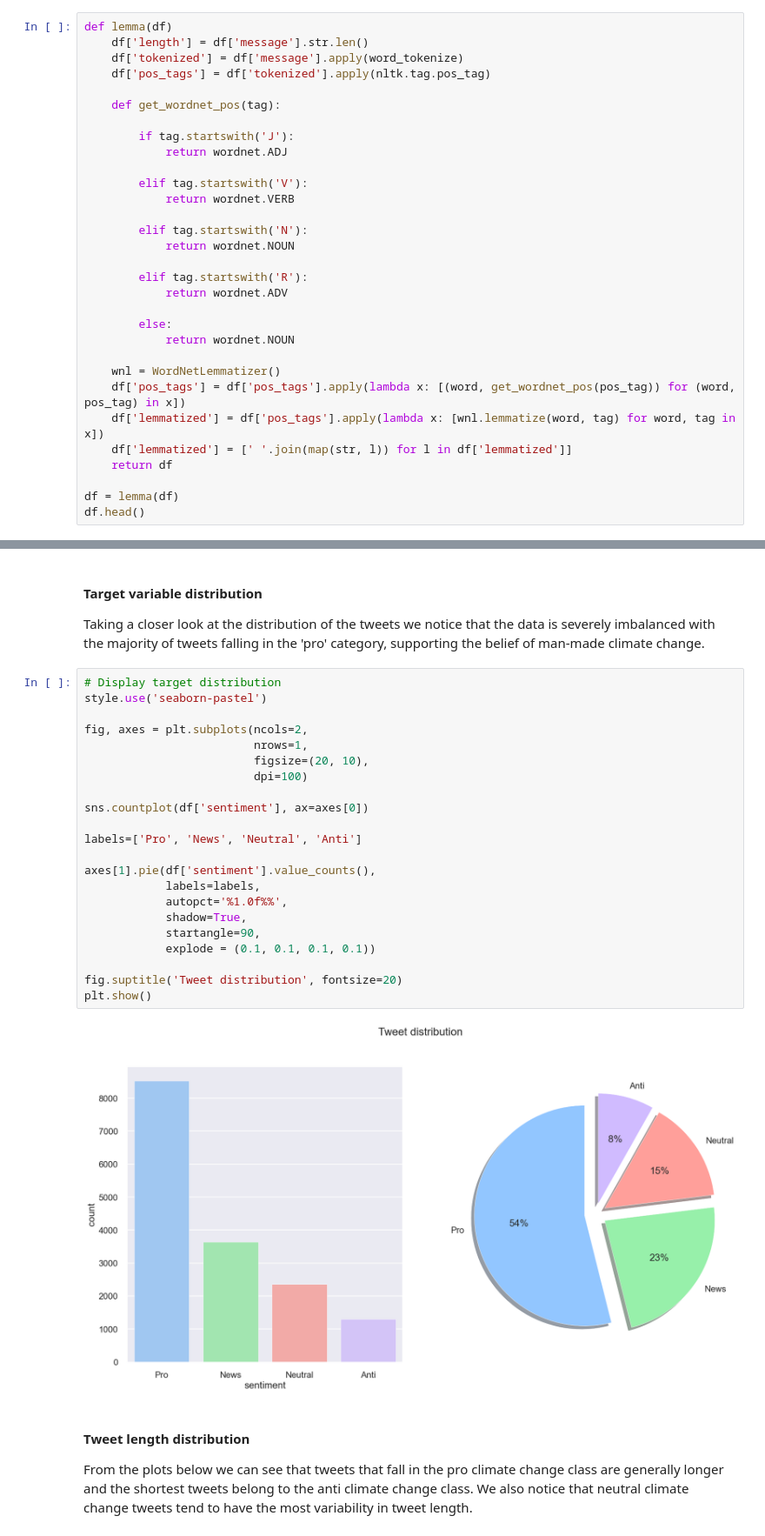
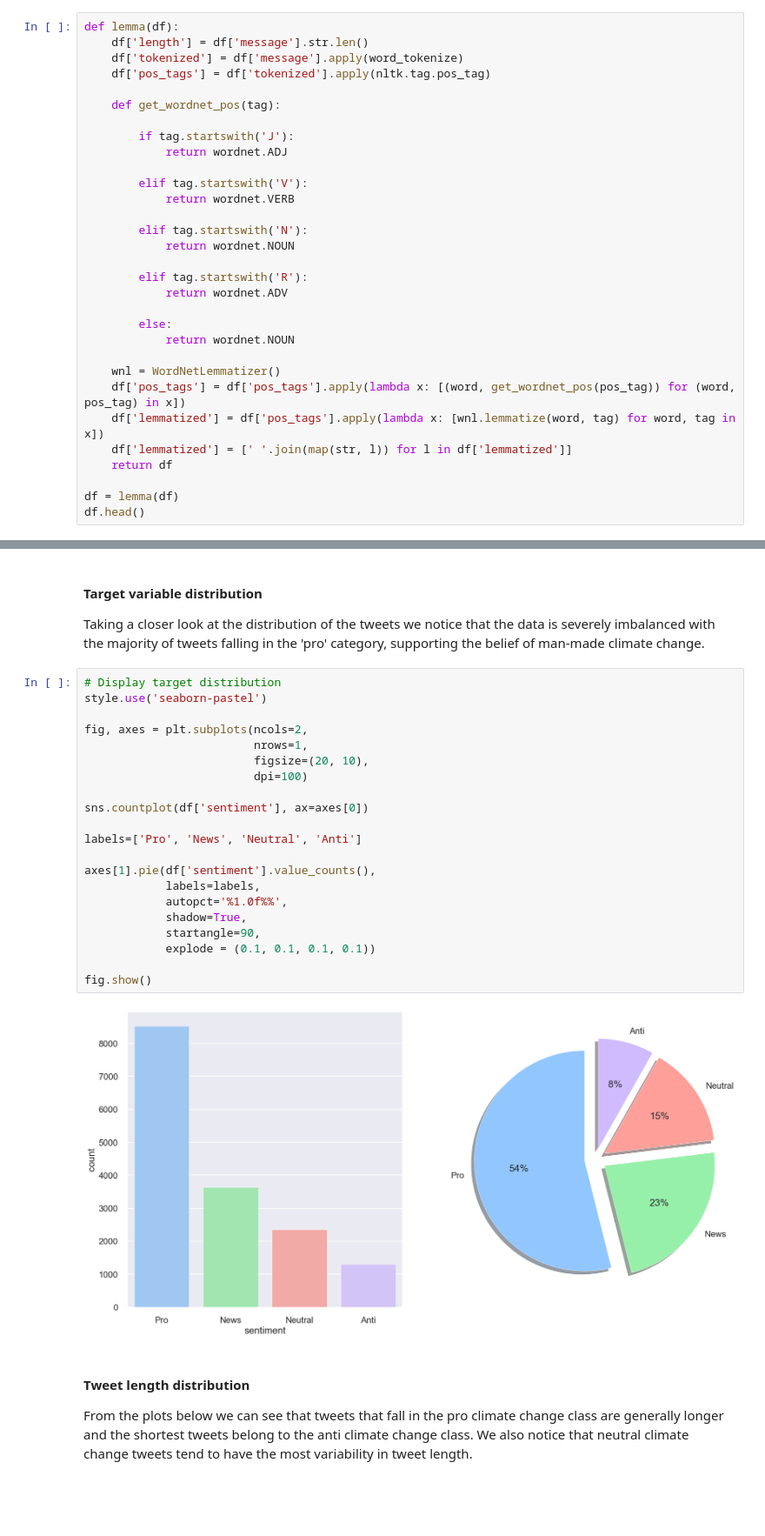
Before and after one commit to Beluza17/Global_warming-Climate_Change_Sentiment_Analysis_ZM3, a Jupyter notebook: ZM3 Climate Sentiment Analysis .ipynb, the cells around one changed output, grey strips where cells are left out. Shown at 87% size. Drawn from its saved outputs; the diff is of its cells as text; blank space fills up the shorter version.

```diff
--- a/ZM3 Climate Sentiment Analysis .ipynb
+++ b/ZM3 Climate Sentiment Analysis .ipynb
@@ -268,7 +268,7 @@ In this step we start by determining the length of each tweet and storing this i
 
 In lemmatization, we reduce the word into dictionary root form. For instance "cats" is converted into "cat". Lemmatization is done in order to avoid creating features that are semantically similar but syntactically different. Lemmatization is preferred over stemming since stemming is a crude method for cataloging related words; it essentially chops off letters from the end until the stem is reached. This works fairly well in most cases, but unfortunately English has many exceptions where a more sophisticated process is required
 # %%
-def lemma(df)
+def lemma(df):
     df['length'] = df['message'].str.len()
     df['tokenized'] = df['message'].apply(word_tokenize)
     df['pos_tags'] = df['tokenized'].apply(nltk.tag.pos_tag)
@@ -443,27 +441,26 @@ Taking a closer look at the distribution of the tweets we notice that the data i
 # %%
 # Display target distribution
 style.use('seaborn-pastel')
 
 fig, axes = plt.subplots(ncols=2,
                          nrows=1,
                          figsize=(20, 10),
                          dpi=100)
 
 sns.countplot(df['sentiment'], ax=axes[0])
 
 labels=['Pro', 'News', 'Neutral', 'Anti']
 
 axes[1].pie(df['sentiment'].value_counts(),
             labels=labels,
             autopct='%1.0f%%',
             shadow=True,
             startangle=90,
             explode = (0.1, 0.1, 0.1, 0.1))
 
-fig.suptitle('Tweet distribution', fontsize=20)
-plt.show()
+fig.show()
 # %% [output]
-[figure, old version]
+[figure, new version]
 # %% [markdown]
 #### Tweet length distribution
 From the plots below we can see that tweets that fall in the pro climate change class are generally longer and the shortest tweets belong to the anti climate change class. We also notice that neutral climate change tweets tend to have the most variability in tweet length.
```
Also changed, not shown: parts of 6 cells of this notebook, 1 other file.
